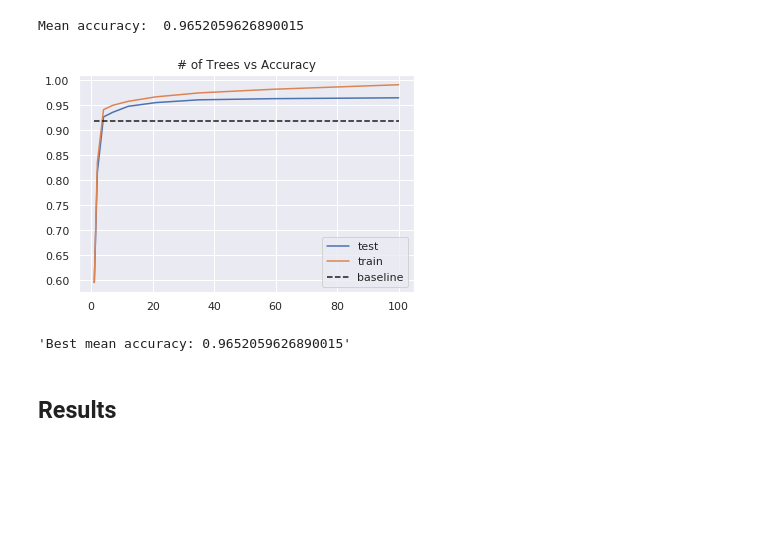
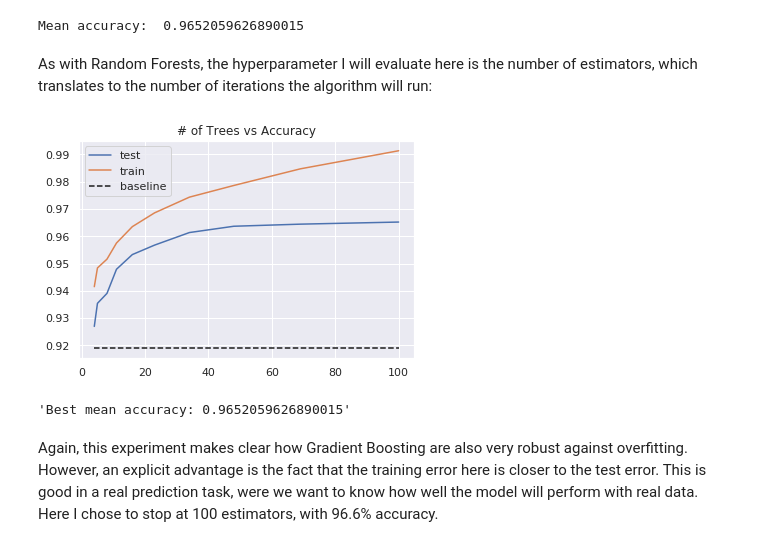
Before and after one commit to matheusfebarbosa/statistical-learning-assignment, a Jupyter notebook: koi_prediction.ipynb, the cells around one changed output. Cells and saved outputs as stored; diff of their text form; code cells hidden in the pictures; blank space fills up the shorter version.

```diff
--- a/koi_prediction.ipynb
+++ b/koi_prediction.ipynb
@@ -223,5 +245,5 @@ display("Best mean accuracy: "+str(best_result['SVM']))
 # %%
-knn = KNeighborsClassifier()
+knn = KNeighborsClassifier(weights='distance')
 
 mean_acc,_ = cross_evaluate(knn,X,y,folds,accuracy_score)
 
@@ -236,7 +260,7 @@ n_neigh =  list(range(1,20,2))
 test_acc = [ ]
 train_acc = [ ]
 for n in n_neigh:
-    knn = KNeighborsClassifier(n_neighbors=n)
+    knn = KNeighborsClassifier(weights='distance',n_neighbors=n)
     tt_acc, tr_acc = cross_evaluate(knn,X,y,folds,accuracy_score)
 
     if(tt_acc > best_result['KNN']):
@@ -310,31 +348,33 @@ best_result['Gradient Boosting'] = mean_acc
 print("Mean accuracy: ",mean_acc)
 # %% [output]
 Mean accuracy:  0.9652059626890015
+# %% [markdown]
+As with Random Forests, the hyperparameter I will evaluate here is the number of estimators, which translates to the number of iterations the algorithm will run:
 # %%
-n_trees =  list(np.geomspace(1, 100, num=10, dtype=int))
+n_trees =  list(np.geomspace(4, 100, num=10, dtype=int))
 test_acc = [ ]
 train_acc = [ ]
 for s in n_trees:
     gbc = GradientBoostingClassifier(n_estimators = s)
     tt_acc, tr_acc = cross_evaluate(gbc,X,y,folds,accuracy_score)
 
     if(tt_acc > best_result['Gradient Boosting']):
         best_result['Gradient Boosting'] = tt_acc
         best_model['Gradient Boosting'] = gbc
 
     train_acc.append(tr_acc)
     test_acc.append(tt_acc)
 
 plt.plot(n_trees,test_acc, label='test')
 plt.plot(n_trees,train_acc, label='train')
 plt.plot(n_trees,[baseline for _ in n_trees],'k--', label='baseline')
 plt.title("# of Trees vs Accuracy")
 plt.gca().legend(('test','train','baseline'))
 plt.show()
 
 display("Best mean accuracy: "+str(best_result['Gradient Boosting']))
 # %% [output]
-[figure, old version]
+[figure, new version]
 'Best mean accuracy: 0.9652059626890015'
-# %% [markdown]
-## Results
+# %% [markdown]
+Again, this experiment makes clear how Gradient Boosting are also very robust against overfitting. However, an explicit advantage is the fact that the training error here is closer to the test error. This is good in a real prediction task, were we want to know how well the model will perform with real data. Here I chose to stop at 100 estimators, with 96.6% accuracy.
```
Also changed, not shown: parts of 28 cells of this notebook.
